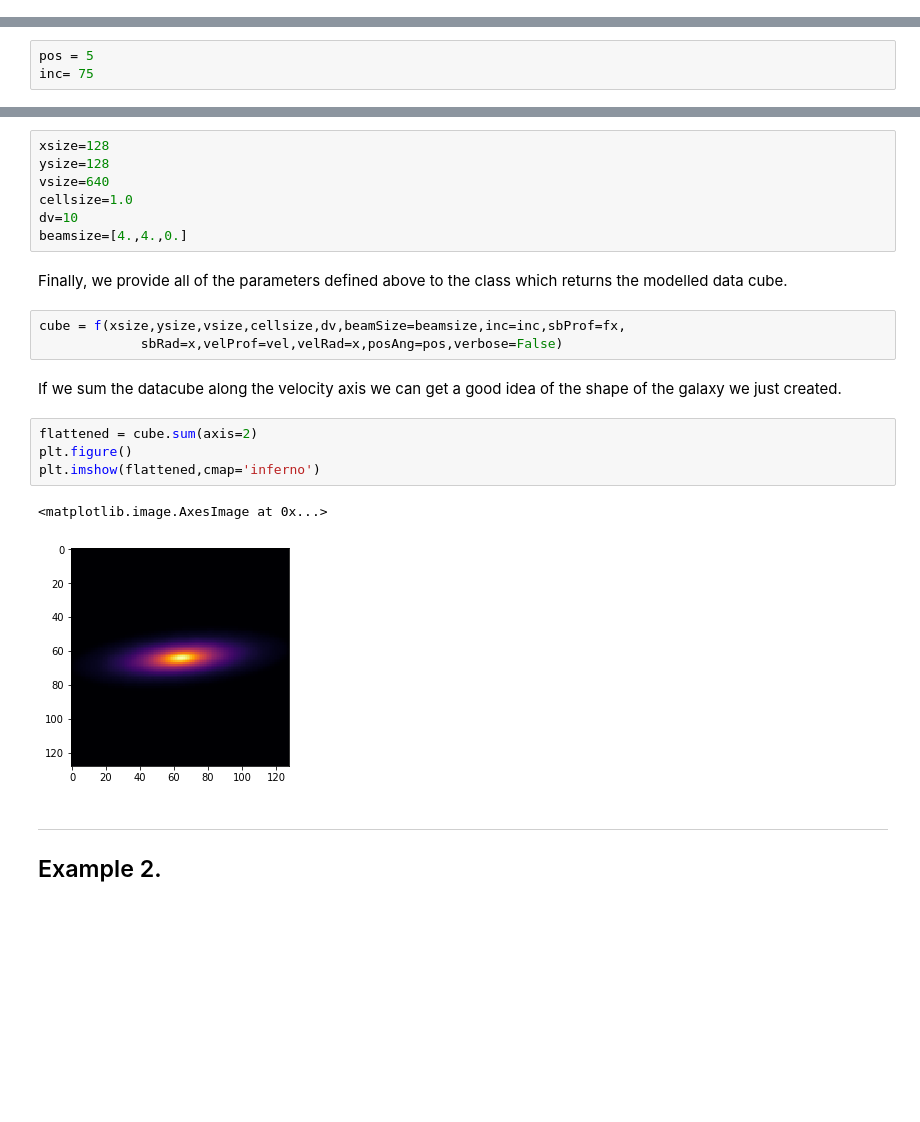
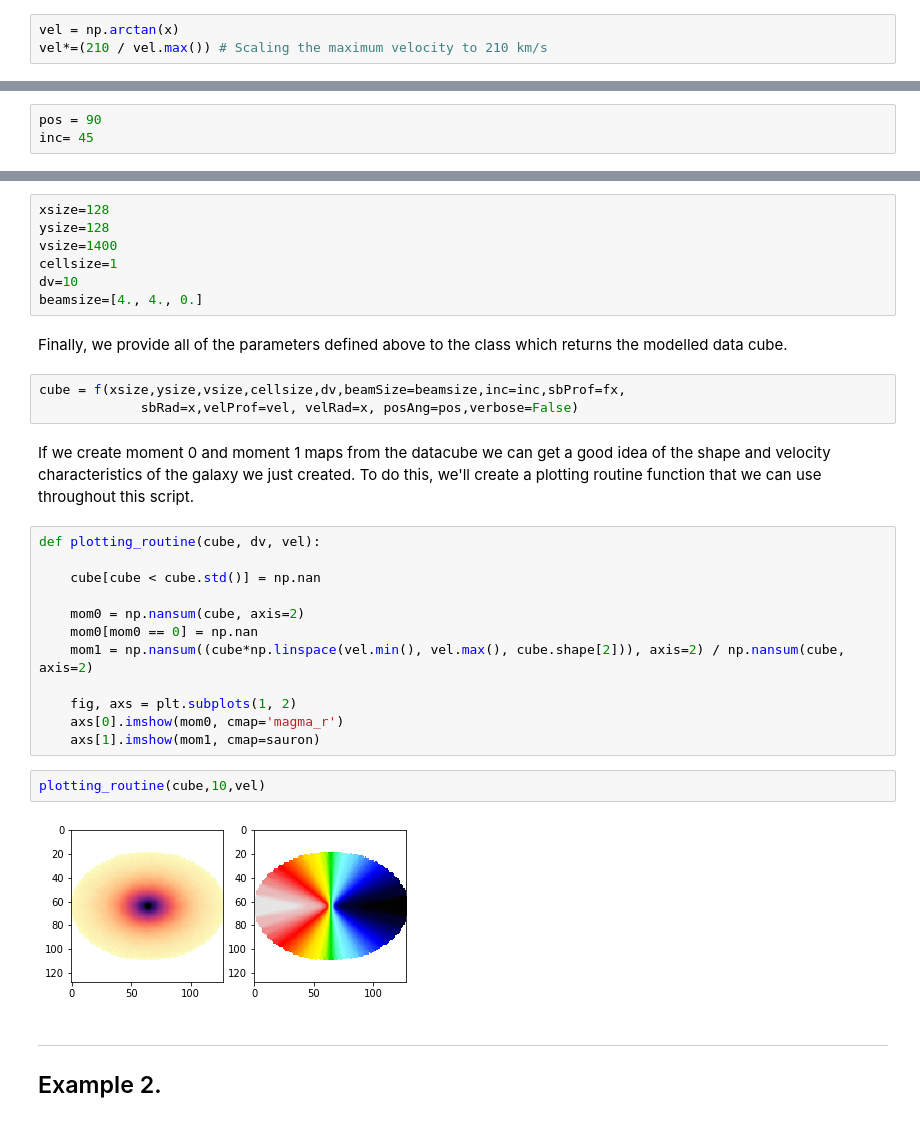
Before and after one commit to TimothyADavis/KinMSpy, a Jupyter notebook: KinMS_example_notebook.ipynb, the cells around one changed output, grey strips where cells are left out. Saved outputs shown, nothing was run; the diff lists cells and outputs as text; blank space fills up the shorter version.

Commit message:
updated warp functionality and example notebook

```diff
--- a/KinMS_example_notebook.ipynb
+++ b/KinMS_example_notebook.ipynb
@@ -52,31 +49,43 @@ vel = np.sqrt(velrad)
+# %%
+vel = np.arctan(x)
+vel*=(210 / vel.max()) # Scaling the maximum velocity to 210 km/s
 # %% [markdown]
 Although not necessary, we may also wish to provide our class with the position angle and inclination angle of our galaxy. We do that here by defining $\texttt{pos}$ and $\texttt{inc}$ respectively.
 # %%
-pos = 5
-inc= 75
+pos = 90
+inc= 45
 # %% [markdown]
 Now we need to define the properties of the data cube which we would like to return, including the physical dimensions, channel width, and beam size.
 # %%
 xsize=128
 ysize=128
-vsize=640
-cellsize=1.0
+vsize=1400
+cellsize=1
 dv=10
-beamsize=[4.,4.,0.]
+beamsize=[4., 4., 0.]
 # %% [markdown]
 Finally, we provide all of the parameters defined above to the class which returns the modelled data cube.
 # %%
 cube = f(xsize,ysize,vsize,cellsize,dv,beamSize=beamsize,inc=inc,sbProf=fx,
-             sbRad=x,velProf=vel,velRad=x,posAng=pos,verbose=False)
+             sbRad=x,velProf=vel, velRad=x, posAng=pos,verbose=False)
 # %% [markdown]
-If we sum the datacube along the velocity axis we can get a good idea of the shape of the galaxy we just created.
+If we create moment 0 and moment 1 maps from the datacube we can get a good idea of the shape and velocity characteristics of the galaxy we just created. To do this, we'll create a plotting routine function that we can use throughout this script.
-# %%
-flattened = cube.sum(axis=2)
-plt.figure()
-plt.imshow(flattened,cmap='inferno')
-# %% [output]
-<matplotlib.image.AxesImage at 0x...>
-[figure, removed]
+# %%
+def plotting_routine(cube, dv, vel):
+
+    cube[cube < cube.std()] = np.nan
+
+    mom0 = np.nansum(cube, axis=2)
+    mom0[mom0 == 0] = np.nan
+    mom1 = np.nansum((cube*np.linspace(vel.min(), vel.max(), cube.shape[2])), axis=2) / np.nansum(cube, axis=2)
+
+    fig, axs = plt.subplots(1, 2)
+    axs[0].imshow(mom0, cmap='magma_r')
+    axs[1].imshow(mom1, cmap=sauron)
+# %%
+plotting_routine(cube,10,vel)
+# %% [output]
+[figure, added]
 # %% [markdown]
 ---
 
```
Also changed, not shown: parts of 6 cells of this notebook, 2 other files.
